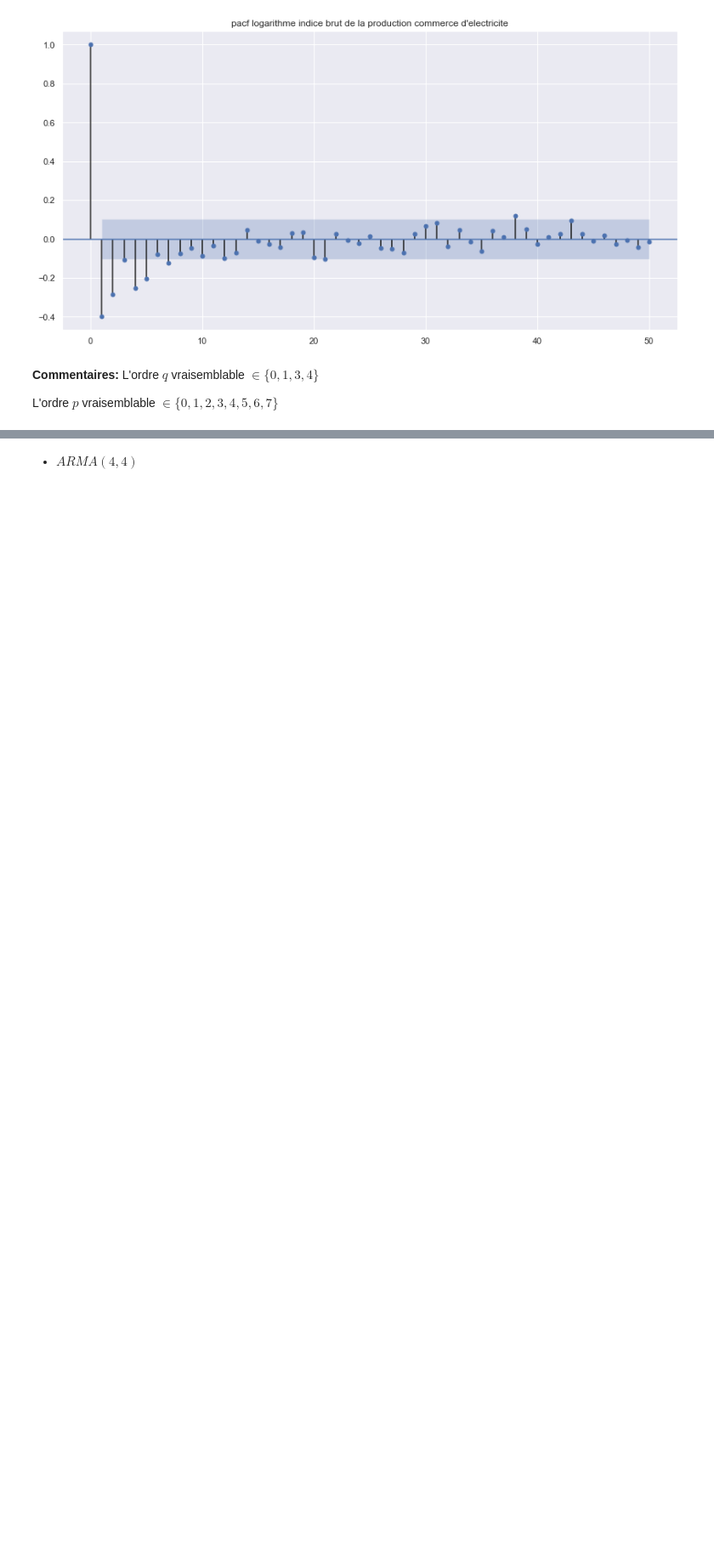
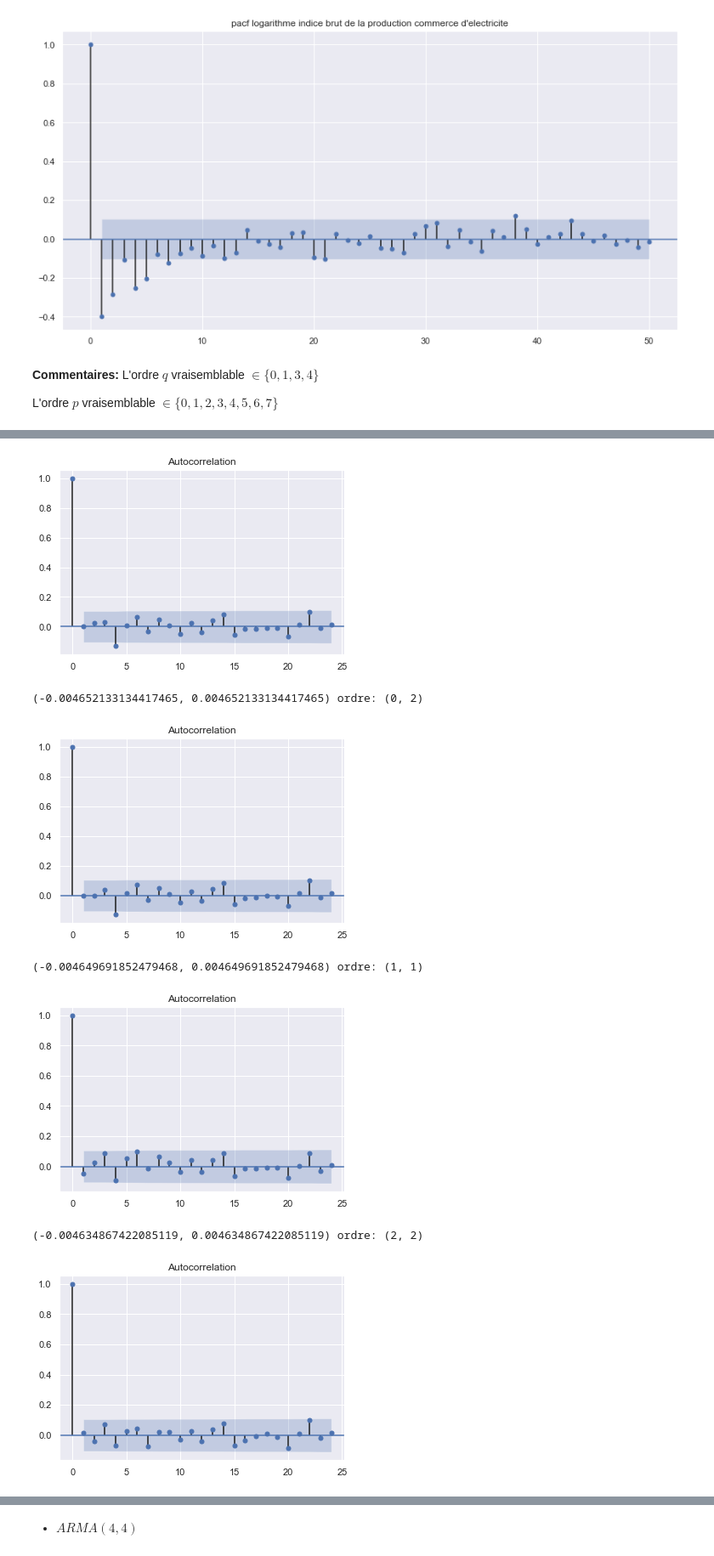
Before and after one commit to DimSum2k20/TimeSeries, a Jupyter notebook: partie2_modeles_arma.ipynb, the cells around one changed output, grey strips where cells are left out. Shown: that part at 85% size. Saved outputs shown, nothing was run; the diff lists cells and outputs as text; code cells hidden in the pictures; blank space fills up the shorter version.

Commit message:
edit two nb + add images

```diff
--- a/partie2_modeles_arma.ipynb
+++ b/partie2_modeles_arma.ipynb
@@ -132,7 +154,8 @@ def evaluate_arma_ic(dataset, p_values, q_values):
 p_values = [0, 1, 2, 3, 4, 5, 6, 7]
 q_values = [0, 1, 2, 3, 4]
 # %%
-best_aic, best_bic = evaluate_arma_ic(s, p_values, q_values)
+%%time
+df = evaluate_arma(s, p_values, q_values)
 # %% [output]
 je n'ai pas convergé : (0, 4)
 je n'ai pas convergé : (5, 2)
@@ -164,0 +212,27 @@ sorted(best_bic, key=lambda x:x[1])
+# %%
+def test_res(order):
+    arma_model = ARMA(s, order=order).fit()
+    resid = arma_model.resid
+
+    plot_acf(resid, lags=24)
+    plt.show()
+
+    std = np.sqrt(np.var(resid))
+    T = 349
+
+    IC = (-1.96*std/np.sqrt(349),1.96*std/np.sqrt(349))
+
+    print(str(IC) + " ordre: {}".format(order))
+# %%
+ordre = df.order.values
+# %%
+for order in ordre:
+    test_res(order)
+# %% [output]
+[figure, added]
+(-0.004652133134417465, 0.004652133134417465) ordre: (0, 2)
+[figure, added]
+(-0.004649691852479468, 0.004649691852479468) ordre: (1, 1)
+[figure, added]
+(-0.004634867422085119, 0.004634867422085119) ordre: (2, 2)
+[figure, added]
```
Also changed, not shown: parts of 53 cells of this notebook, 8 other files.
